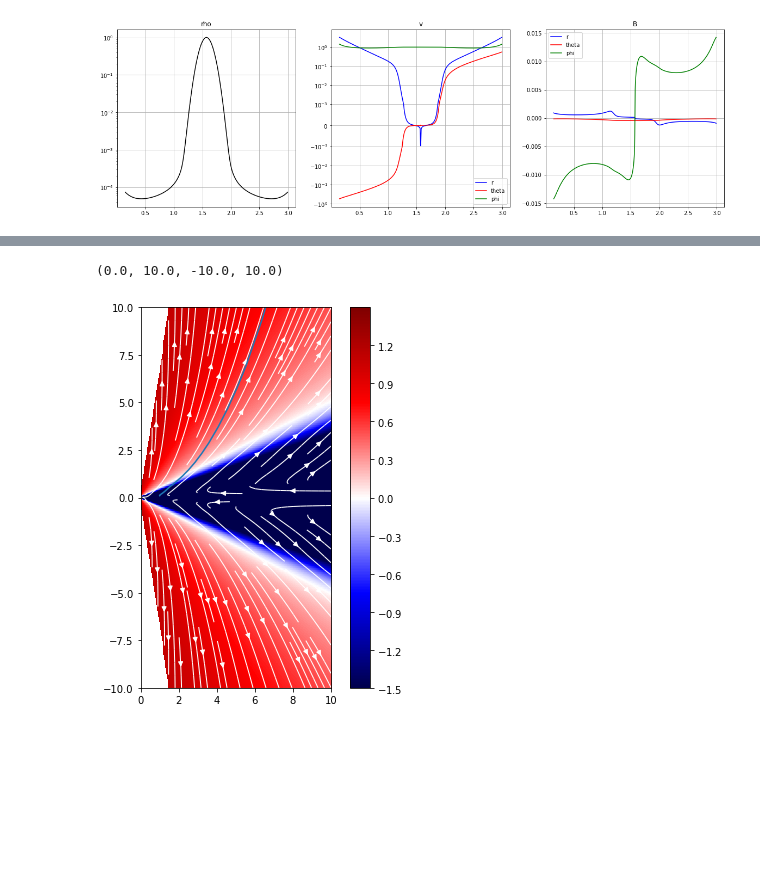
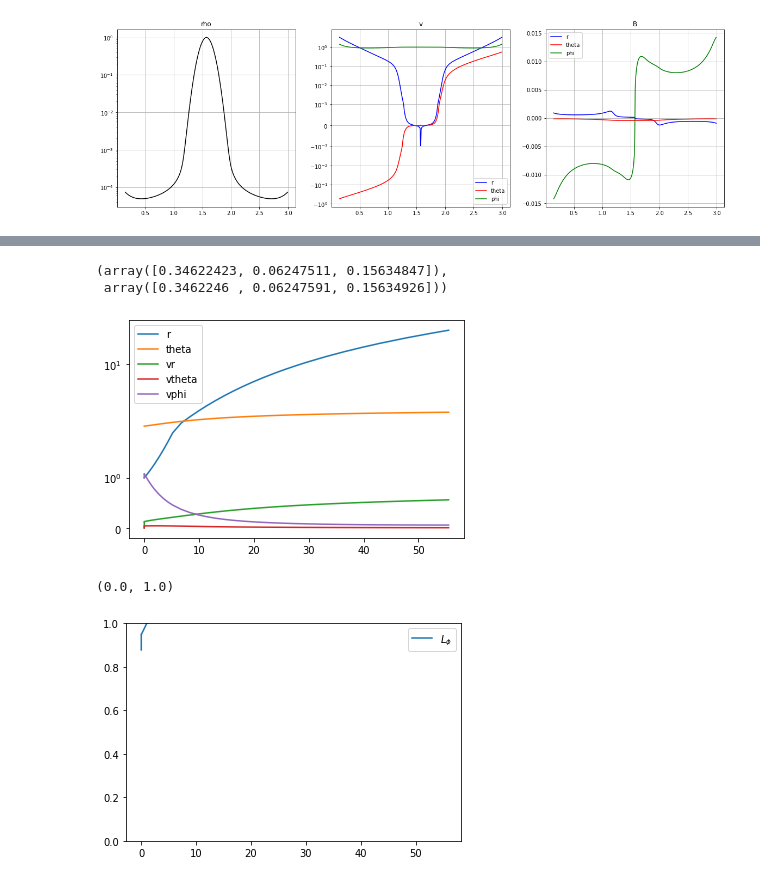
Before and after one commit to rasmus98/SelfSimilarDisc, a Jupyter notebook: lesur.ipynb, the cells around one changed output, grey strips where cells are left out. Cells and saved outputs as stored; diff of their text form; code cells hidden in the pictures; blank space fills up the shorter version.

```diff
--- a/lesur.ipynb
+++ b/lesur.ipynb
@@ -222,18 +205,20 @@ plt.plot(np.cos(np.pi/2-res.y[1])*res.y[0], np.sin(np.pi/2-res.y[1])*res.y[0])
-# %%
-import matplotlib.colors
-plt.figure(figsize=(7,7))
-Rs, zs = np.meshgrid(np.linspace(0.1,10,200), np.linspace(-10,10,200))
-thetas = np.pi/2-np.arctan(zs/Rs)
-rs = np.hypot(Rs, zs)
-dr = np.interp(thetas,v.theta_grid,v.v_r, left=np.nan, right=np.nan)*rs**v.a
-dt = np.interp(thetas,v.theta_grid,v.v_theta, left=np.nan, right=np.nan)*rs**v.a
-dphi = np.interp(thetas,v.theta_grid,v.v_phi, left=np.nan, right=np.nan)*rs**v.a
-cs = np.interp(thetas,mhd_sim.cs.theta_grid,mhd_sim.cs.v, left=np.nan, right=np.nan)*rs**mhd_sim.cs.a
-plt.streamplot(Rs, zs, dr * np.sin(thetas) + dt * np.cos (thetas), dr * np.cos(thetas) - dt * np.sin(thetas), color="w", linewidth=1)
-plt.imshow(np.log10(np.sqrt(dr**2+dt**2)/cs),extent=(0,10,-10,10), norm=matplotlib.colors.Normalize(-1.5,1.5), cmap="seismic")
-plt.colorbar(ticks=np.arange(-1.5, 1.5, 0.3), format="$%.1f$")
-plt.plot(np.cos(np.pi/2-res.y[1])*res.y[0], np.sin(np.pi/2-res.y[1])*res.y[0])
-plt.axis((0,10,-10,10))
-# %% [output]
-(0.0, 10.0, -10.0, 10.0)
-[figure, removed]
+# %%
+v.at_coord(*res.y[:2,-1]), res.y[2:,-1]*np.array([1, res.y[0,-1], res.y[0,-1]*np.sin(res.y[1,-1])])
+# %% [output]
+(array([0.34622423, 0.06247511, 0.15634847]),
+ array([0.3462246 , 0.06247591, 0.15634926]))
+# %%
+plt.plot(res.t,np.abs(res.y.T))
+#plt.plot(res.t,regularized_fields.v.at_coord(*res.y[:2]).T)
+plt.legend(["r", "theta", "vr", "vtheta", "vphi", "gas_vr", "gas_vtheta", "gas_vphi"])
+plt.yscale("symlog")
+# %% [output]
+[figure, added]
+# %%
+plt.plot(res.t,res.y[0]*np.sqrt((res.y[0]*res.y[3])**2+(res.y[0]*np.sin(res.y[1])*res.y[4])**2))
+#plt.plot(res.t,res.y[0]*res.y[3])
+plt.legend([r"$L_\phi$",r"$L_{\theta}$"])
+plt.ylim(0,1)
+# %% [output]
+(0.0, 1.0)
+[figure, added]
```
Also changed, not shown: parts of 19 cells of this notebook.
